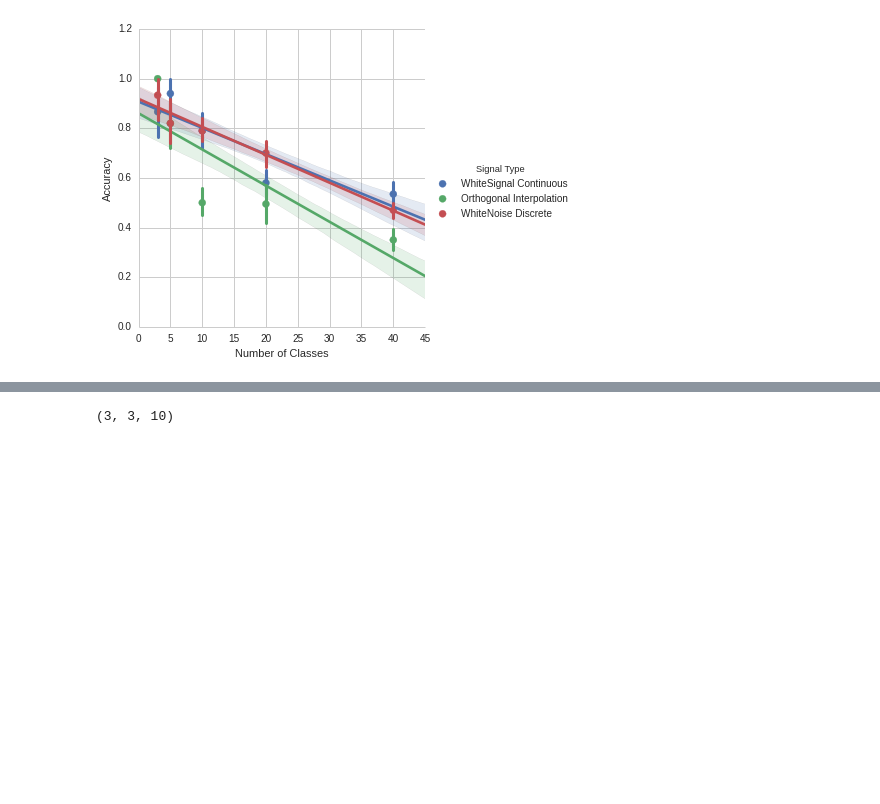
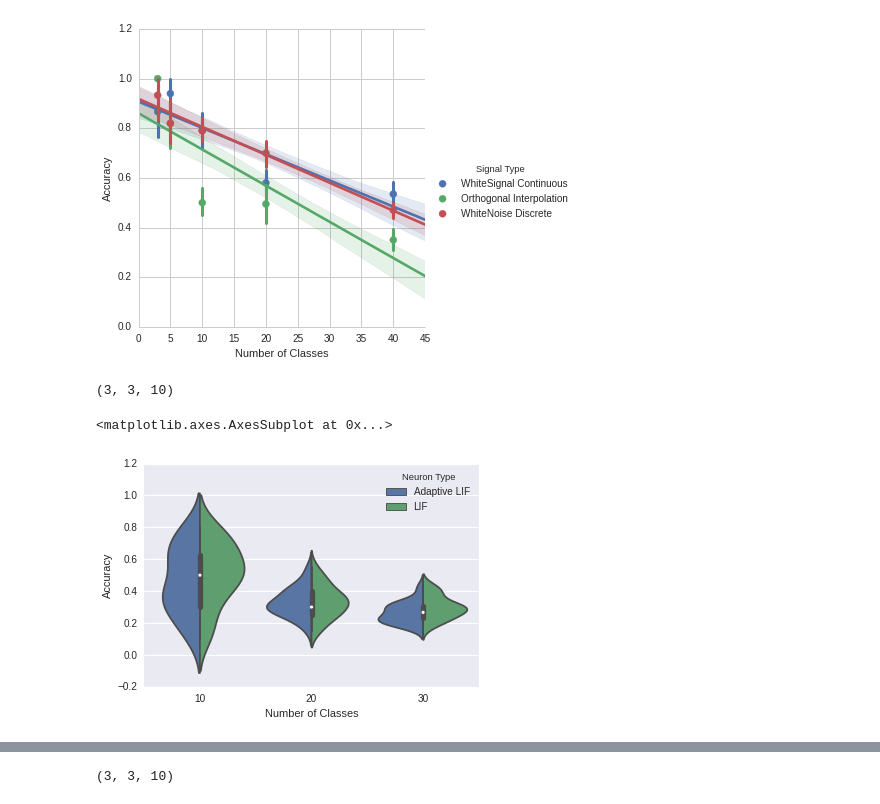
Before and after one commit to Seanny123/rnn-comparison, a Jupyter notebook: plot_results.ipynb, the cells around one changed output, grey strips where cells are left out. Cells and saved outputs as stored; diff of their text form; code cells hidden in the pictures; blank space fills up the shorter version.

```diff
--- a/plot_results.ipynb
+++ b/plot_results.ipynb
@@ -60,3 +70,40 @@ sns.lmplot("Number of Classes", "Accuracy", hue="Signal Type", data=df, x_estima
 # %% [output]
 <seaborn.axisgrid.FacetGrid at 0x...>
 [figure]
+# %%
+def alif_frame(a_acc, n_type="Adaptive LIF"):
+    tmp_alif = []
+    for sig in range(a_acc.shape[0]):
+        for n_cls in range(a_acc.shape[1]):
+            for run in range(a_acc.shape[2]):
+                # data, label, label
+                tmp_alif.append((a_acc[sig, n_cls, run], sig_list[sig], n_list[n_cls], n_type))
+    return tmp_alif
+
+# get class-test results for ALIF
+a_res = np.load("results/alif_final/alif_exp_1.npz")
+a_acc = np.array(a_res['rc_res'].item()['acc'])
+a_acc = a_acc.reshape((-1, len(a_res["class_nums"]), a_res['exp_iter']))
+print(a_acc.shape)
+
+sig_list = ["WhiteSignal Continuous", "Orthogonal Interpolation", "WhiteNoise Discrete"]
+n_list = a_res["class_nums"]
+frame = []
+
+frame.extend(alif_frame(a_acc))
+
+a_res = np.load("results/alif_final/no_alif_exp_1.npz")
+a_acc = np.array(a_res['rc_res'].item()['acc'])
+a_acc = a_acc.reshape((-1, len(a_res["class_nums"]), a_res['exp_iter']))
+frame.extend(alif_frame(a_acc, n_type="LIF"))
+
+
+rc_frame = pd.DataFrame(frame, columns=["Accuracy", "Signal Type", "Number of Classes", "Neuron Type"])
+# %% [output]
+(3, 3, 10)
+# %%
+# plot them side-by-side somehow
+sns.violinplot('Number of Classes', 'Accuracy', hue='Neuron Type', data=rc_frame, split=True, inner='box')
+# %% [output]
+<matplotlib.axes.AxesSubplot at 0x...>
+[figure, added]
```
Also changed, not shown: parts of 8 cells of this notebook, 24 other files.
